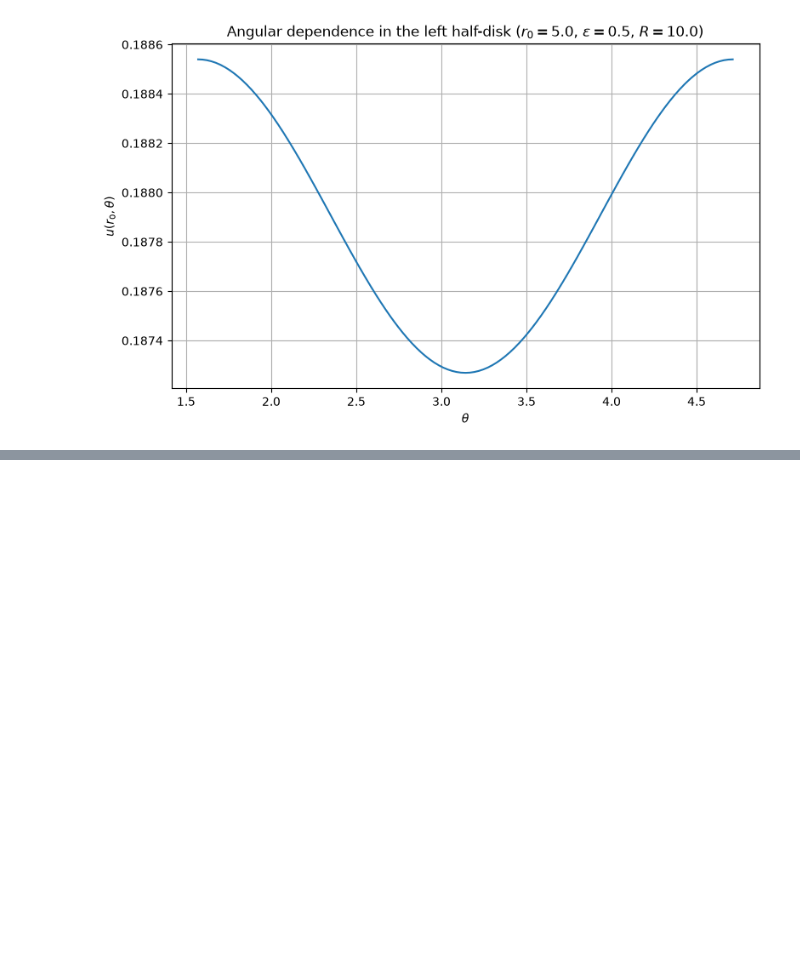
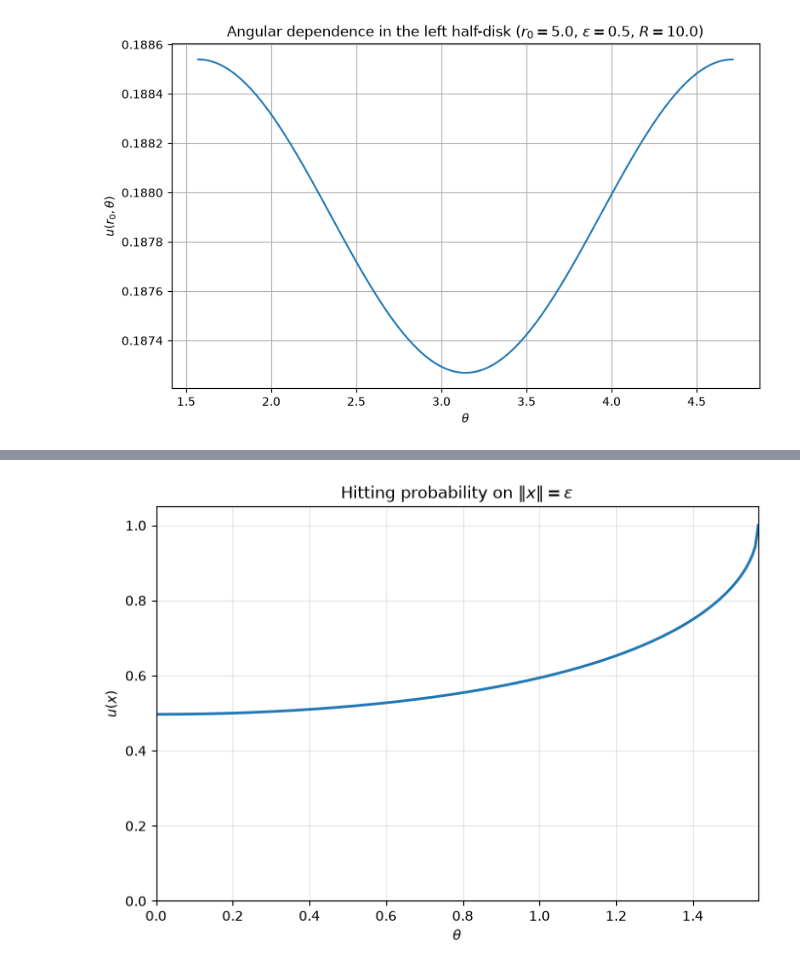
Before and after one commit to JuanCarlosPrieto/STAGE, a Jupyter notebook: notebooks/10_final_exploration_edp.ipynb, the cells around one changed output, grey strips where cells are left out. Saved outputs shown, nothing was run; the diff lists cells and outputs as text; code cells hidden in the pictures; blank space fills up the shorter version.

```diff
--- a/notebooks/10_final_exploration_edp.ipynb
+++ b/notebooks/10_final_exploration_edp.ipynb
@@ -648,0 +1227,57 @@ u on outer arc    = 0.0
+# %%
+import matplotlib.pyplot as plt
+
+# ============================================================
+# Hitting probability on the hemisphere ||x|| = epsilon
+# ============================================================
+
+n_theta_plot = 200
+
+theta = np.linspace(0.0, np.pi / 2.0, n_theta_plot)
+
+u_epsilon = np.zeros_like(theta)
+
+for i, th in enumerate(theta):
+
+    # Hemisphere ||x|| = epsilon, x1 <= 0
+    #
+    # th = 0       -> (-epsilon, 0, 0)
+    # th = pi / 2  -> (0, epsilon, 0)
+    #
+    x = np.array([
+        -epsilon * np.cos(th),
+        epsilon * np.sin(th),
+        0.0
+    ])
+
+    u_epsilon[i] = solver.hitting_probability(x, sol)
+
+
+# ------------------------------------------------------------
+# Plot as a function of polar angle
+# ------------------------------------------------------------
+
+plt.figure(figsize=(7, 5))
+
+plt.plot(
+    theta,
+    u_epsilon,
+    linewidth=2
+)
+
+plt.xlabel(r"$\theta$")
+plt.ylabel(r"$u(x)$")
+
+plt.title(
+    r"Hitting probability on $\|x\|=\varepsilon$"
+)
+
+plt.xlim(0, np.pi / 2)
+plt.ylim(0, 1.05)
+
+plt.grid(True, alpha=0.3)
+
+plt.tight_layout()
+plt.show()
+# %% [output]
+[figure, added]
```
Also changed, not shown: parts of 6 cells of this notebook.
